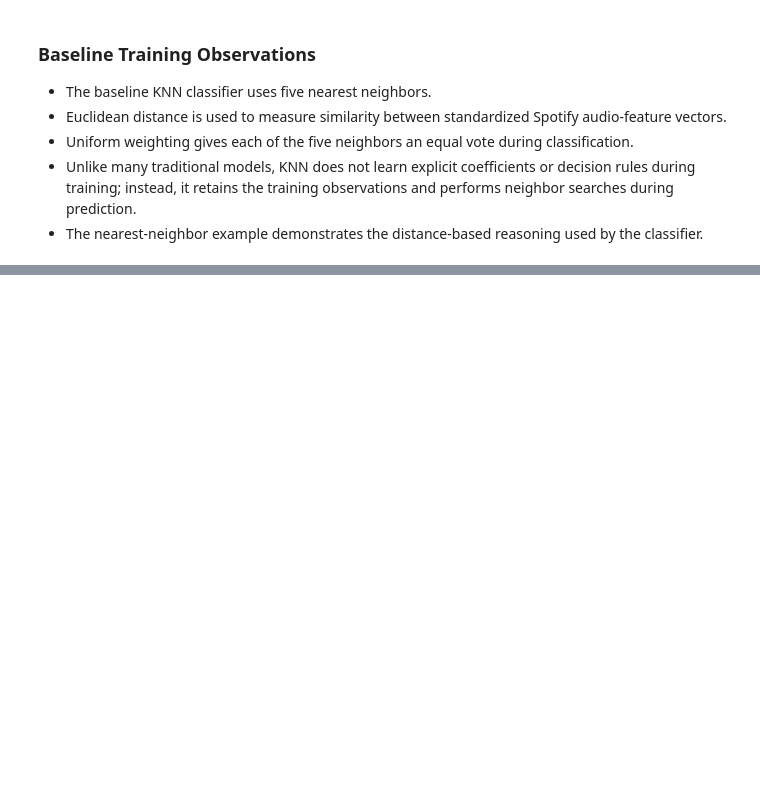
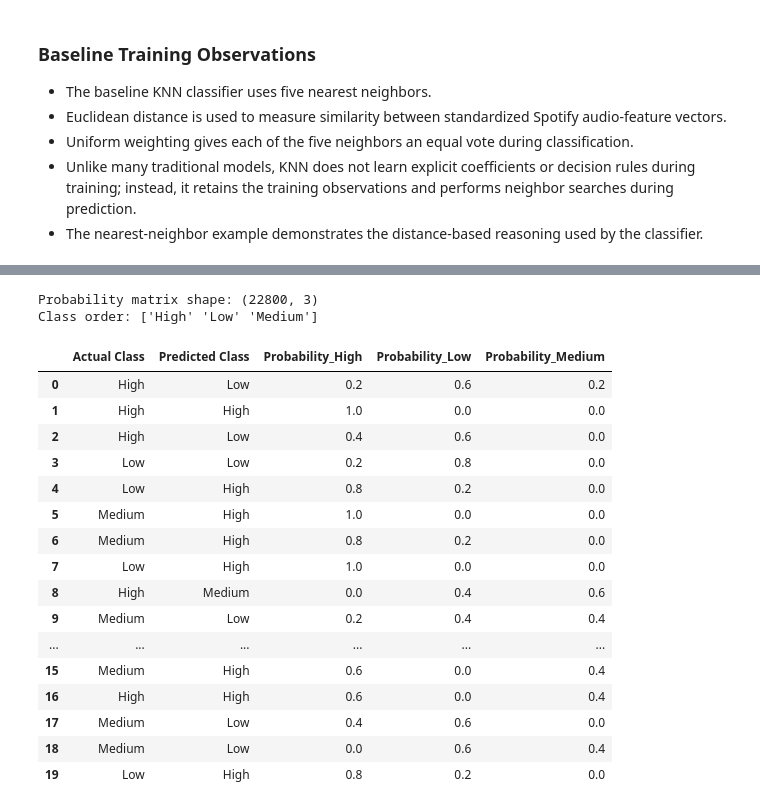
Before and after one commit to Pralishatripathy000/ml-knn, a Jupyter notebook: notebook.ipynb, the cells around one changed output, grey strips where cells are left out. Cells and saved outputs as stored; diff of their text form; code cells hidden in the pictures; blank space fills up the shorter version.

Commit message:
Add baseline KNN predictions

```diff
--- a/notebook.ipynb
+++ b/notebook.ipynb
@@ -1018,0 +1027,7 @@ neighbor_analysis
+# %%
+# Predict popularity classes for the complete test dataset
+
+y_pred = knn_model.predict(X_test_scaled)
+
+print("Predictions completed.")
+print("Number of predictions:", len(y_pred))
@@ -1018,0 +1064,50 @@ neighbor_analysis
+# %%
+# Estimate class probabilities for each test observation
+
+y_prob = knn_model.predict_proba(X_test_scaled)
+
+print("Probability matrix shape:", y_prob.shape)
+print("Class order:", knn_model.classes_)
+# %% [output]
+Probability matrix shape: (22800, 3)
+Class order: ['High' 'Low' 'Medium']
+# %%
+# Create a detailed sample of predictions and class probabilities
+
+probability_df = pd.DataFrame(
+    y_prob,
+    columns=[
+        f"Probability_{class_name}"
+        for class_name in knn_model.classes_
+    ]
+)
+
+prediction_results = pd.DataFrame({
+    "Actual Class": y_test.reset_index(drop=True),
+    "Predicted Class": y_pred
+})
+
+prediction_results = pd.concat(
+    [prediction_results, probability_df],
+    axis=1
+)
+
+prediction_results.head(20)
+# %% [output]
+|  | Actual Class | Predicted Class | Probability_High | Probability_Low | Probability_Medium |
+| 0 | High | Low | 0.2 | 0.6 | 0.2 |
+| 1 | High | High | 1.0 | 0.0 | 0.0 |
+| 2 | High | Low | 0.4 | 0.6 | 0.0 |
+| 3 | Low | Low | 0.2 | 0.8 | 0.0 |
+| 4 | Low | High | 0.8 | 0.2 | 0.0 |
+| 5 | Medium | High | 1.0 | 0.0 | 0.0 |
+| 6 | Medium | High | 0.8 | 0.2 | 0.0 |
+| 7 | Low | High | 1.0 | 0.0 | 0.0 |
+| 8 | High | Medium | 0.0 | 0.4 | 0.6 |
+| 9 | Medium | Low | 0.2 | 0.4 | 0.4 |
+| ... | ... | ... | ... | ... | ... |
+| 15 | Medium | High | 0.6 | 0.0 | 0.4 |
+| 16 | High | High | 0.6 | 0.0 | 0.4 |
+| 17 | Medium | Low | 0.4 | 0.6 | 0.0 |
+| 18 | Medium | Low | 0.0 | 0.6 | 0.4 |
+| 19 | Low | High | 0.8 | 0.2 | 0.0 |
```
Also changed, not shown: parts of 6 cells of this notebook, 1 other file.
